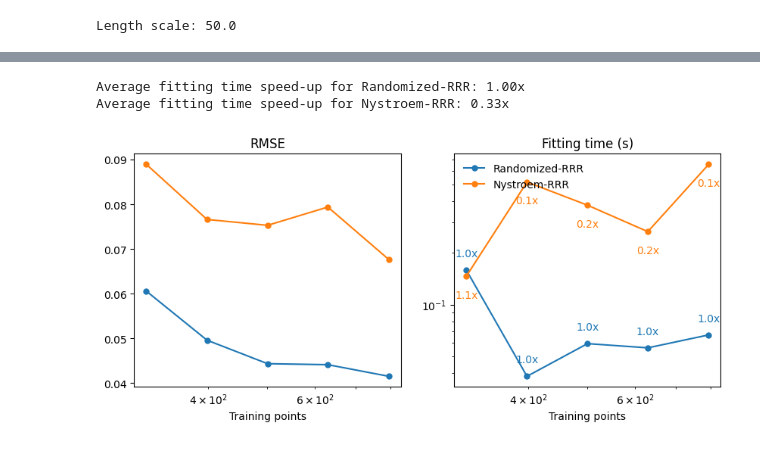
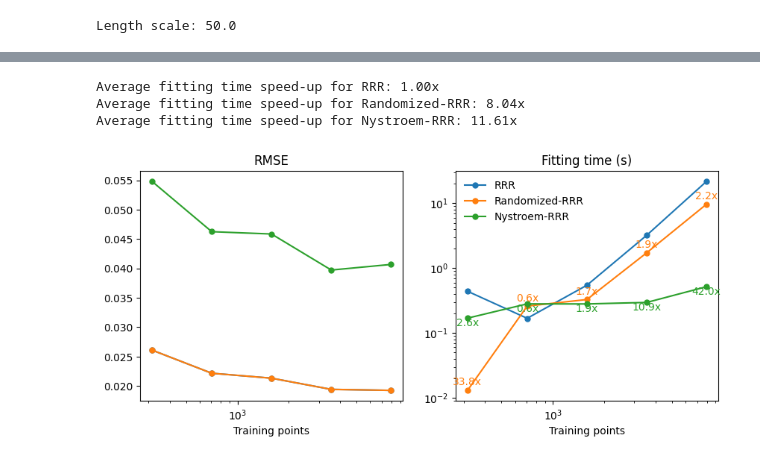
Before and after one commit to ejbrun/koopman_learning_tropical_cyclone, a Jupyter notebook: examples/koopman_kernel_for_TC.ipynb, the cells around one changed output, grey strips where cells are left out. Saved outputs shown, nothing was run; the diff lists cells and outputs as text; code cells hidden in the pictures.

```diff
--- a/examples/koopman_kernel_for_TC.ipynb
+++ b/examples/koopman_kernel_for_TC.ipynb
@@ -266,0 +501,4 @@ Fitting of Nystroem-RRR model took 0.65s and has a test RMSE of 0.06767.
+# %%
+train_stops = np.logspace(2.5, 2.9, 5).astype(int)
+train_stops = np.logspace(2.5, 3.9, 5).astype(int)
+train_stops
@@ -266,0 +507,12 @@ Fitting of Nystroem-RRR model took 0.65s and has a test RMSE of 0.06767.
+# %%
+model_benchmarks = {
+    name: ModelBenchmark(
+        model,
+        feature_list,
+        tc_tracks_train,
+        tc_tracks_test,
+        scaler=scaler,
+        context_length=context_length,
+    )
+    for name, model in models.items()
+}
@@ -266,0 +547,2 @@ Fitting of Nystroem-RRR model took 0.65s and has a test RMSE of 0.06767.
+# %%
+results = {name: mb.train_model(train_stops) for name, mb in model_benchmarks.items()}
@@ -267,43 +591,42 @@ Fitting of Nystroem-RRR model took 0.65s and has a test RMSE of 0.06767.
 # %%
-timings = {name: np.array([res[name]['fit_time'] for res in results]) for name in models.keys()}
-test_rMSE = {name: np.array([res[name]['RMSE_onestep_test'] for res in results]) for name in models.keys()}
-
-speedup = {}
-for name in models.keys():
-    speedup[name] = timings['Randomized-RRR']/timings[name]
-    # speedup[name] = timings['RRR']/timings[name]
+timings = {name: np.array([res["fit_time"] for res in results[name]]) for name in models.keys()}
+RMSE_onestep_train_errors = {name: np.array([res["RMSE_onestep_train_error"] for res in results[name]]) for name in models.keys()}
+RMSE_onestep_test_errors = {name: np.array([res["RMSE_onestep_test_error"] for res in results[name]]) for name in models.keys()}
+speedup_train = {name: timings["RRR"]/timings[name] for name in models.keys()}
+# speedup_train = {name: timings["Randomized-RRR"]/timings[name] for name in models.keys()}
 # %%
 fig, axes = plt.subplots(ncols=2, figsize=(10,4))
 for name in models.keys():
-    axes[0].plot(train_stops, test_rMSE[name],'.-', label=name, markersize=10)
+    axes[0].plot(train_stops, RMSE_onestep_train_errors[name],'.-', label=name, markersize=10)
     axes[1].plot(train_stops, timings[name],'.-', label=name, markersize=10)
 
 colors = []
 for line in axes[0].get_lines():
     colors.append(line.get_color())
 
 axes[0].set_title('RMSE')
 axes[1].set_title('Fitting time (s)')
 axes[1].legend(frameon = False, loc = 'upper left')
 axes[1].set_yscale('log')
 
 for ax in axes:
     ax.set_xscale('log')
     ax.set_xlabel('Training points')
 
 ax = axes[1]
 for name in models.keys():
-    for i, el in enumerate(speedup[name]):
+    for i, el in enumerate(speedup_train[name]):
         if (name == 'Randomized-RRR'):
-            c = colors[0]
+            c = colors[1]
             ax.text(train_stops[i], timings[name][i]*1.2, f'{el:.1f}x', fontsize=10, color = c, ha='center')
         elif (name == 'Nystroem-RRR'):
-            c = colors[1]
+            c = colors[2]
             ax.text(train_stops[i], timings[name][i]*0.75, f'{el:.1f}x', fontsize=10, color = c, ha='center')
         else:
             pass
-    print(f"Average fitting time speed-up for {name}: {np.mean(speedup[name]):.2f}x")
+    print(f"Average fitting time speed-up for {name}: {np.mean(speedup_train[name]):.2f}x")
 # %% [output]
-Average fitting time speed-up for Randomized-RRR: 1.00x
-Average fitting time speed-up for Nystroem-RRR: 0.33x
+Average fitting time speed-up for RRR: 1.00x
+Average fitting time speed-up for Randomized-RRR: 8.04x
+Average fitting time speed-up for Nystroem-RRR: 11.61x
-[figure, old version]
+[figure, new version]
```
Also changed, not shown: parts of 63 cells of this notebook, 1 other file.
